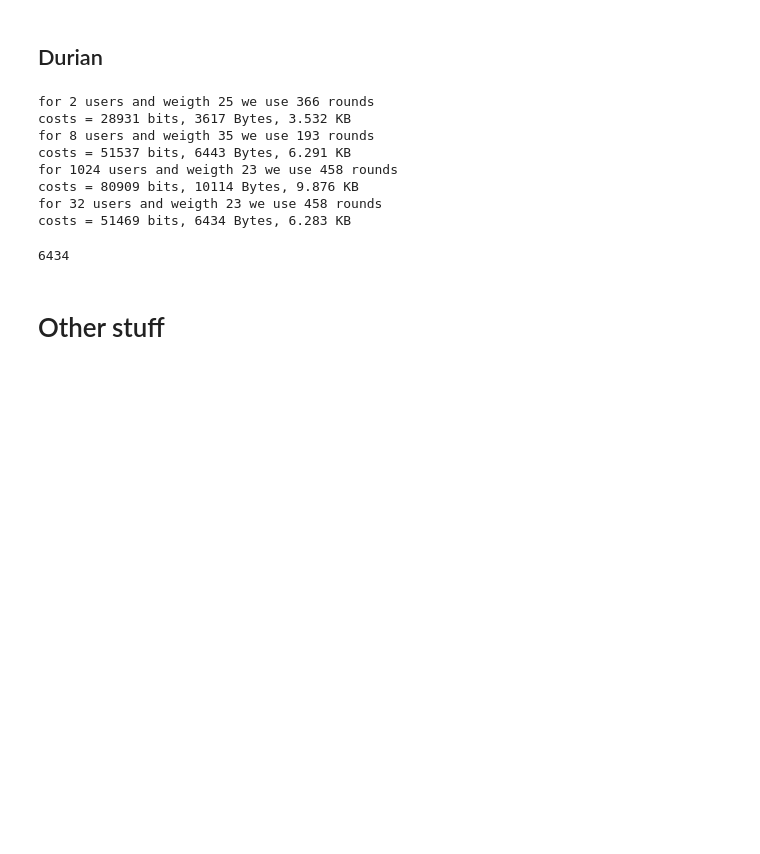
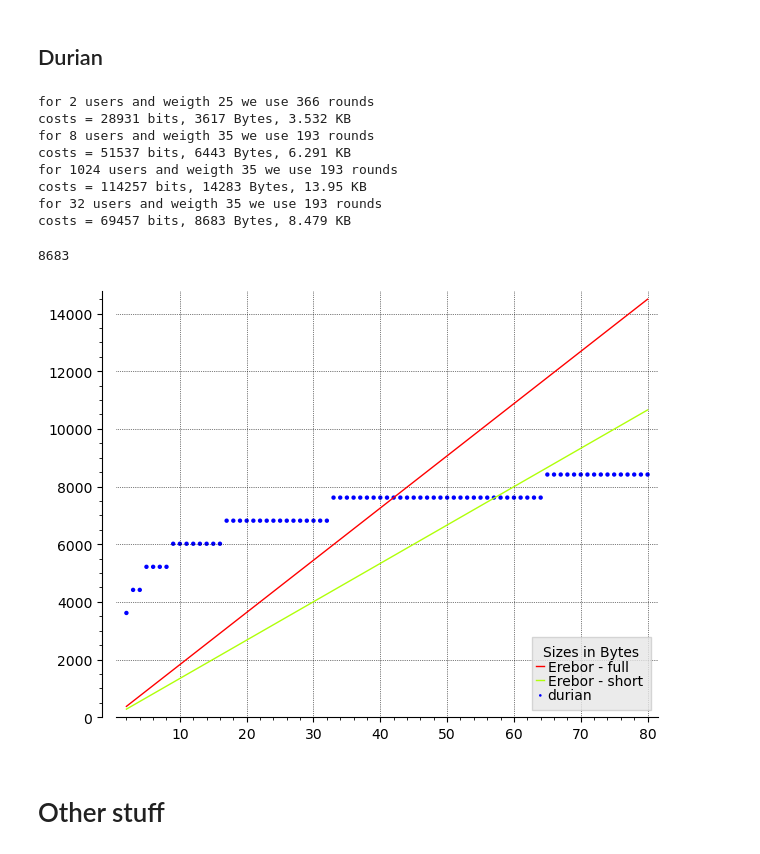
Before and after one commit to giacomoborin/RingSQISign-poc, a Jupyter notebook: estimates_sizes_ring.ipynb, the cells around one changed output. Saved outputs shown, nothing was run; the diff lists cells and outputs as text; code cells hidden in the pictures; blank space fills up the shorter version.

```diff
--- a/estimates_sizes_ring.ipynb
+++ b/estimates_sizes_ring.ipynb
@@ -163,18 +190,37 @@ def to_bytes(cost):
 
 durian_sizes(2, w = 25)
 durian_sizes(8, w = 35)
-durian_sizes(2**10, w = 23)
-durian_sizes(2**5, w = 23)
+durian_sizes(2**10, w = 35)
+durian_sizes(2**5, w = 35)
 # %% [output]
 for 2 users and weigth 25 we use 366 rounds
 costs = 28931 bits, 3617 Bytes, 3.532 KB
 for 8 users and weigth 35 we use 193 rounds
 costs = 51537 bits, 6443 Bytes, 6.291 KB
-for 1024 users and weigth 23 we use 458 rounds
-costs = 80909 bits, 10114 Bytes, 9.876 KB
-for 32 users and weigth 23 we use 458 rounds
-costs = 51469 bits, 6434 Bytes, 6.283 KB
+for 1024 users and weigth 35 we use 193 rounds
+costs = 114257 bits, 14283 Bytes, 13.95 KB
+for 32 users and weigth 35 we use 193 rounds
+costs = 69457 bits, 8683 Bytes, 8.479 KB
-6434
+8683
+# %%
+max_N = 80
+sig_size_full = 181
+sig_size_short = 133
+w = 35
+t = var('t')
+G = plot(16  + t*sig_size_full, (t,2,max_N), gridlines=True, rgbcolor = '#ff0000', legend_label=f'Erebor - full')
+G += plot(16  + t*sig_size_short, (t,2,max_N), rgbcolor = '#b0ff0a', legend_label=f'Erebor - short')
+
+
+durian = [(N,durian_sizes(N, w = 25, out = False)) for N in [2..max_N]]
+G += list_plot(durian, rgbcolor = '#0000ff', legend_label=f'durian')
+
+
+G.legend(True)
+G.set_legend_options(back_color=(0.9,0.9,0.9), shadow=False, title = f'Sizes in Bytes', loc = 'lower right')
+G
+# %% [output]
+[figure, added]
 # %% [markdown]
 # Other stuff
 # %%
```
Also changed, not shown: parts of 1 cell of this notebook.
